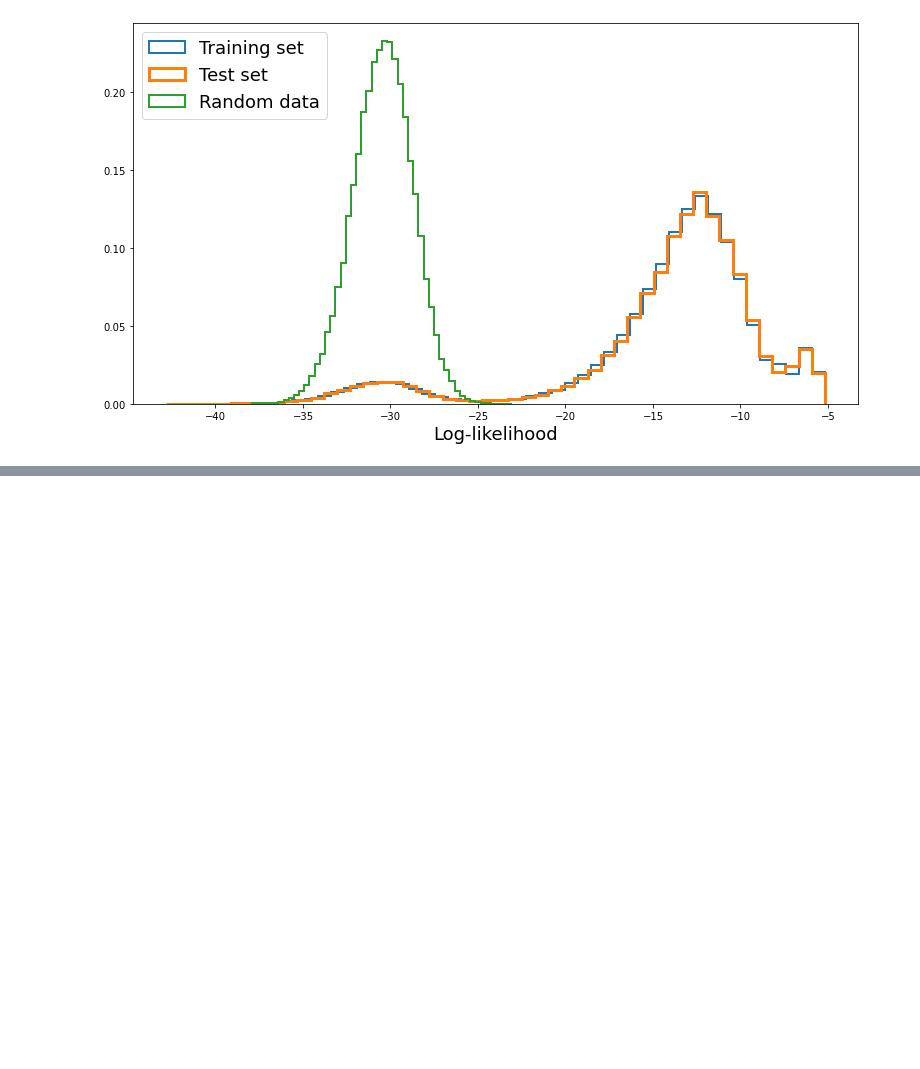
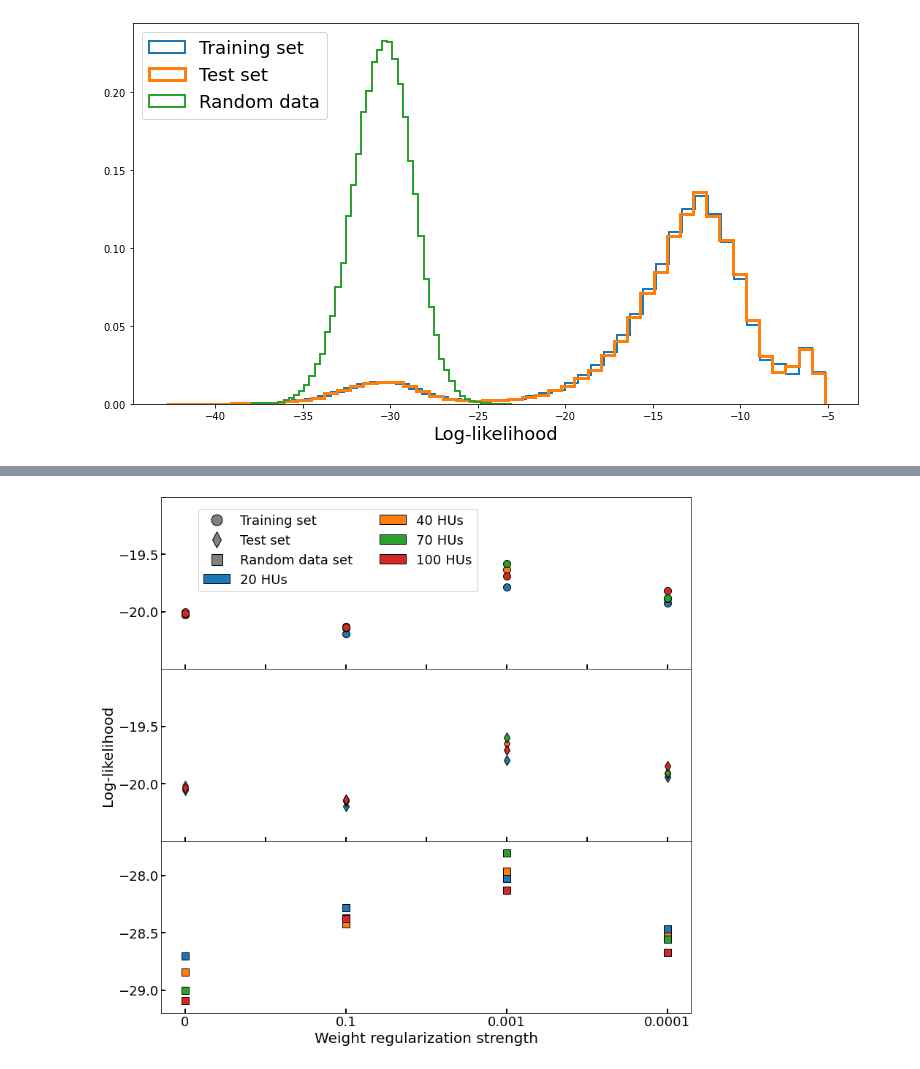
Before and after one commit to adigioacchino/RBMsForAptamers, a Jupyter notebook: RBM_training/RBMs_training.ipynb, the cells around one changed output, grey strips where cells are left out. Cells and saved outputs as stored; diff of their text form; code cells hidden in the pictures; blank space fills up the shorter version.

Commit message:
modified notebooks to preduce new figures, modified readme

```diff
--- a/RBM_training/RBMs_training.ipynb
+++ b/RBM_training/RBMs_training.ipynb
@@ -362,0 +365,8 @@ RBM_utils.saveRBM(out_path + file_name, RBM_SC)
+# %%
+# prepare training and test set
+n_tot_8_lr = len(all_data_8_lr.sequence)
+permutation = np.random.permutation(n_tot_8_lr)
+rbm_s_dataset = all_seq_8_lr[permutation]
+test_len = rbm_s_dataset.shape[0] // 10
+train_data = rbm_s_dataset[test_len:]
+test_data = rbm_s_dataset[:test_len]
@@ -362,0 +456,83 @@ RBM_utils.saveRBM(out_path + file_name, RBM_SC)
+# %%
+# plot
+fig = plt.figure(figsize=(13,13))
+gs = fig.add_gridspec(ncols=1, nrows=3, wspace=0., hspace=0.)
+# train
+y1 = checkRBM_train_aveloglik[checkRBM_S_hyperpars[:, 0] == 20]
+y2 = checkRBM_train_aveloglik[checkRBM_S_hyperpars[:, 0] == 40]
+y3 = checkRBM_train_aveloglik[checkRBM_S_hyperpars[:, 0] == 70]
+y4 = checkRBM_train_aveloglik[checkRBM_S_hyperpars[:, 0] == 100]
+ax = fig.add_subplot(gs[0,0])
+ax.plot(y1, linewidth = 0,
+         marker = 'o', markersize = 10, markeredgecolor='k', markerfacecolor="C0")
+ax.plot(y2, linewidth = 0,
+         marker = 'o', markersize = 10, markeredgecolor='k', markerfacecolor="C1")
+ax.plot(y3, linewidth = 0,
+         marker = 'o', markersize = 10, markeredgecolor='k', markerfacecolor="C2")
+ax.plot(y4, linewidth = 0,
+         marker = 'o', markersize = 10, markeredgecolor='k', markerfacecolor="C3")
+ax.tick_params(axis='both', direction='in', length=6, width=2, colors='k')
+ax.tick_params(axis='both', labelsize=18)
+ax.set_yticks([-20, -19.5])
+ax.set_ylim((-20.5, -19))
+
+### legend
+from matplotlib.patches import Patch
+from matplotlib.lines import Line2D
+legend_elements = [Line2D([0], [0], marker='o', markersize=15, markeredgecolor='k',
+                          color='gray', lw=0, label='Training set'),
+                   Line2D([0], [0], marker='d', markersize=15, markeredgecolor='k',
+                          color='gray', lw=0, label='Test set'),
+                   Line2D([0], [0], marker='s', markersize=15, markeredgecolor='k',
+                          color='gray', lw=0, label='Random data set'),
+                   Patch(facecolor='C0', edgecolor='k', label='20 HUs'),
+                   Patch(facecolor='C1', edgecolor='k', label='40 HUs'),
+                   Patch(facecolor='C2', edgecolor='k', label='70 HUs'),
+                   Patch(facecolor='C3', edgecolor='k', label='100 HUs')
+                  ]
+ax.legend(handles=legend_elements, fontsize=18, loc=(0.07, 0.45), framealpha=1, ncol=2)
+###
+
+# test
+ax = fig.add_subplot(gs[1,0])
+y1 = checkRBM_test_aveloglik[checkRBM_S_hyperpars[:, 0] == 20]
+y2 = checkRBM_test_aveloglik[checkRBM_S_hyperpars[:, 0] == 40]
+y3 = checkRBM_test_aveloglik[checkRBM_S_hyperpars[:, 0] == 70]
+y4 = checkRBM_test_aveloglik[checkRBM_S_hyperpars[:, 0] == 100]
+ax.plot(y1, linewidth = 0,
+         marker = 'd', markersize = 10, markeredgecolor='k', markerfacecolor="C0")
+ax.plot(y2, linewidth = 0,
+         marker = 'd', markersize = 10, markeredgecolor='k', markerfacecolor="C1")
+ax.plot(y3, linewidth = 0,
+         marker = 'd', markersize = 10, markeredgecolor='k', markerfacecolor="C2")
+ax.plot(y4, linewidth = 0,
+         marker = 'd', markersize = 10, markeredgecolor='k', markerfacecolor="C3")
+ax.tick_params(axis='both', direction='in', length=6, width=2, colors='k')
+ax.set_ylabel("Log-likelihood", fontsize=20)
+ax.tick_params(axis='both', labelsize=18)
+ax.set_yticks([-20, -19.5])
+ax.set_ylim((-20.5, -19))
+
+# random
+ax = fig.add_subplot(gs[2,0])
+y1 = checkRBM_rand_aveloglik[checkRBM_S_hyperpars[:, 0] == 20]
+y2 = checkRBM_rand_aveloglik[checkRBM_S_hyperpars[:, 0] == 40]
+y3 = checkRBM_rand_aveloglik[checkRBM_S_hyperpars[:, 0] == 70]
+y4 = checkRBM_rand_aveloglik[checkRBM_S_hyperpars[:, 0] == 100]
+ax.plot(y1, linewidth = 0,
+         marker = 's', markersize = 10, markeredgecolor='k', markerfacecolor="C0")
+ax.plot(y2, linewidth = 0,
+         marker = 's', markersize = 10, markeredgecolor='k', markerfacecolor="C1")
+ax.plot(y3, linewidth = 0,
+         marker = 's', markersize = 10, markeredgecolor='k', markerfacecolor="C2")
+ax.plot(y4, linewidth = 0,
+         marker = 's', markersize = 10, markeredgecolor='k', markerfacecolor="C3")
+ax.tick_params(axis='both', direction='in', length=6, width=2, colors='k')
+ax.set_xlabel("Weight regularization strength", fontsize=20)
+ax.tick_params(axis='both', labelsize=18)
+ax.set_ylim((-29.2, -27.7))
+ax.set_yticks([-29, -28.5, -28])
+ax.set_xticks([0,1,2,3])
+ax.set_xticklabels(["0", "0.1", "0.001", "0.0001"])
+# %% [output]
+[figure, added]
```
Also changed, not shown: parts of 3 cells of this notebook, 3 other files.
